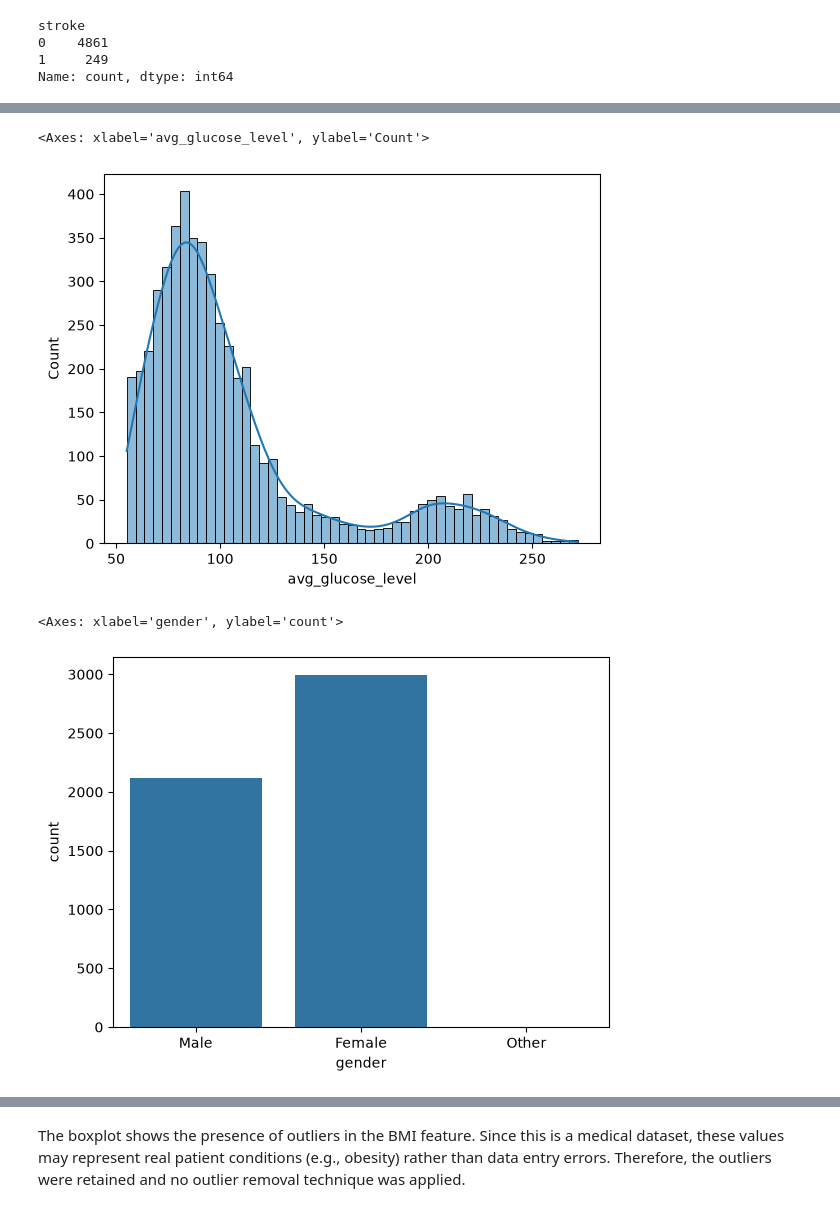
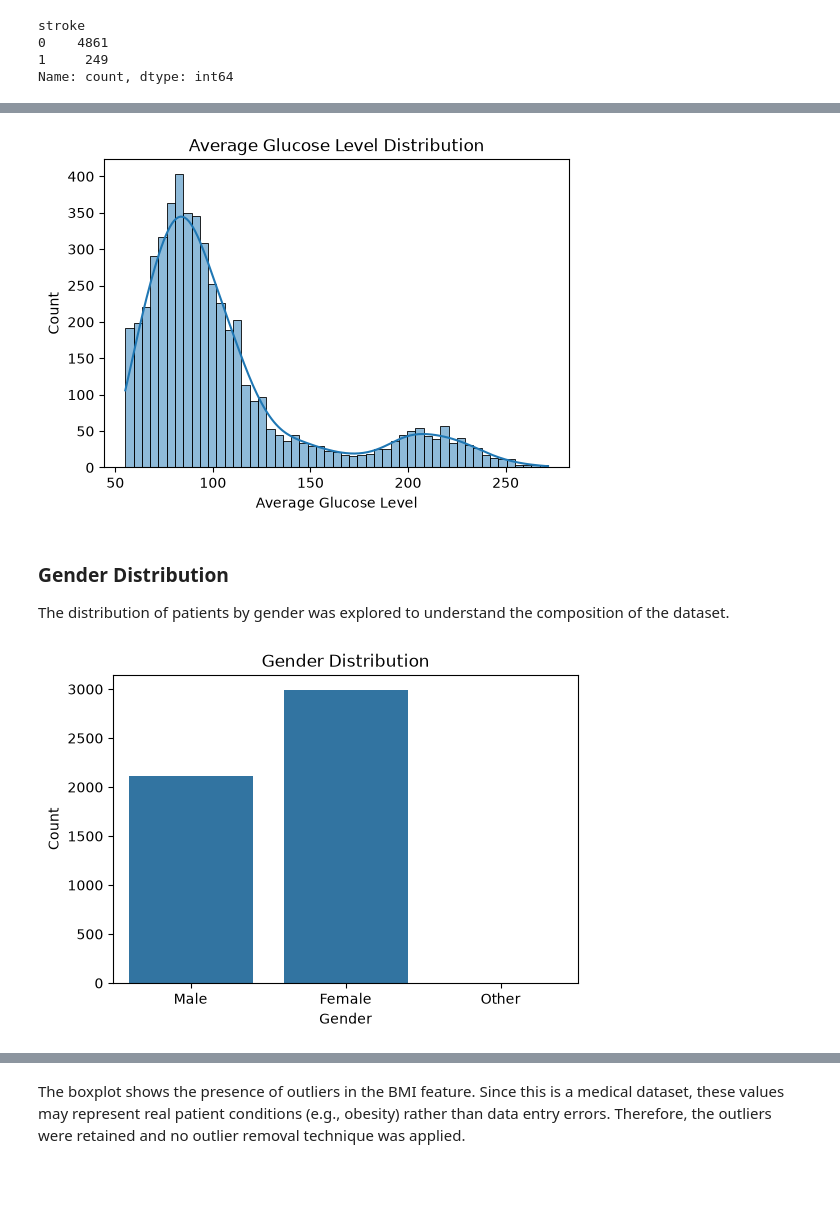
Before and after one commit to ghayda577/AI-ML-Training, a Jupyter notebook: Week3/Day5/mini_project.ipynb, the cells around one changed output, grey strips where cells are left out. Cells and saved outputs as stored; diff of their text form; code cells hidden in the pictures; blank space fills up the shorter version.

```diff
--- a/Week3/Day5/mini_project.ipynb
+++ b/Week3/Day5/mini_project.ipynb
@@ -133,10 +216,34 @@ sns.histplot(df["bmi"], kde=True)
 # %%
-sns.histplot(df["avg_glucose_level"], kde=True)
+plt.figure(figsize=(6,4))
+
+sns.histplot(
+    df["avg_glucose_level"],
+    kde=True
+)
+
+plt.title("Average Glucose Level Distribution")
+plt.xlabel("Average Glucose Level")
+plt.ylabel("Count")
+
+plt.show()
 # %% [output]
-<Axes: xlabel='avg_glucose_level', ylabel='Count'>
-[figure, old version]
+[figure, new version]
+# %% [markdown]
+### Gender Distribution
+
+The distribution of patients by gender was explored to understand the composition of the dataset.
 # %%
-sns.countplot(x="gender", data=df)
+plt.figure(figsize=(6,4))
+
+sns.countplot(
+    x="gender",
+    data=df
+)
+
+plt.title("Gender Distribution")
+plt.xlabel("Gender")
+plt.ylabel("Count")
+
+plt.show()
 # %% [output]
-<Axes: xlabel='gender', ylabel='count'>
-[figure, old version]
+[figure, new version]
```
Also changed, not shown: parts of 42 cells of this notebook, 1 other file.
